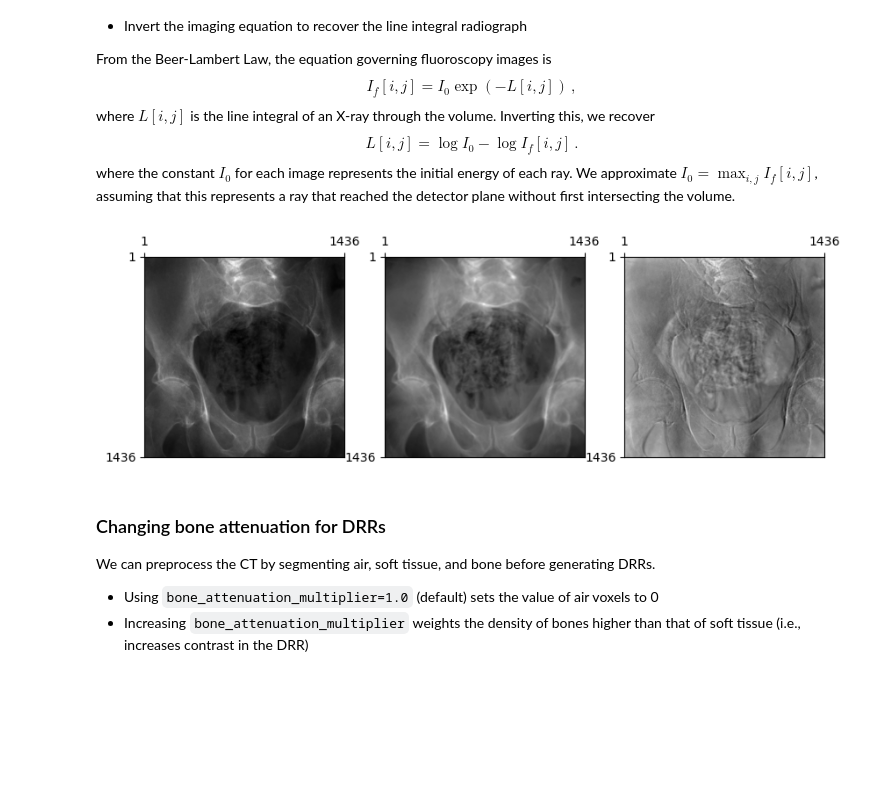
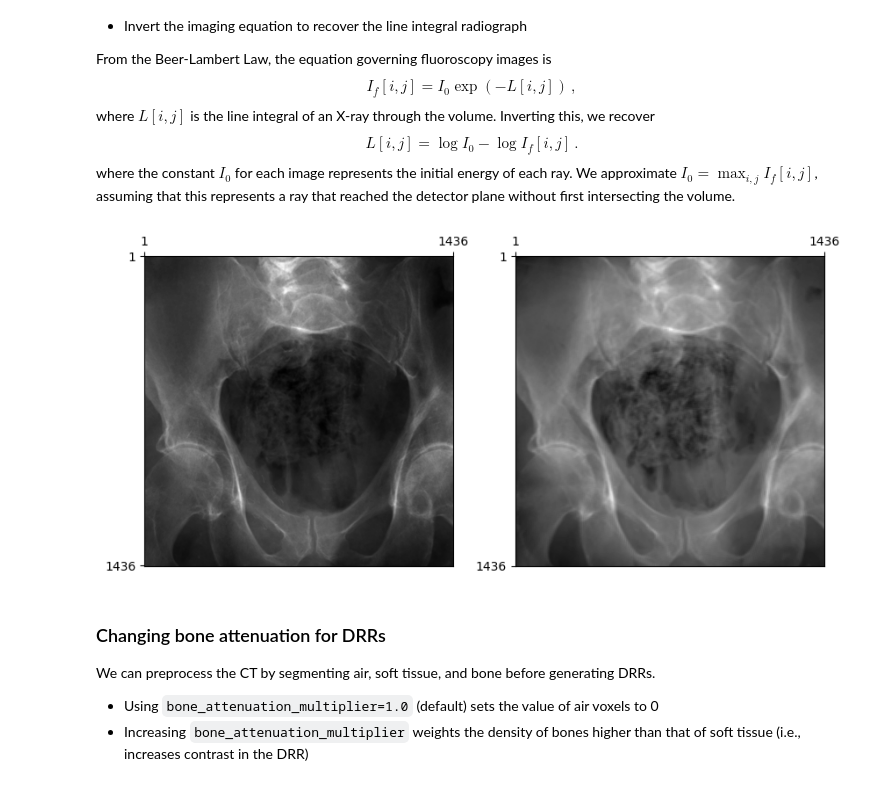
Before and after one commit to eigenvivek/DiffDRR-Datasets, a Jupyter notebook: notebooks/00_deepfluoro.ipynb, the cells around one changed output. Drawn from its saved outputs; the diff is of its cells as text; code cells hidden in the pictures; blank space fills up the shorter version.

```diff
--- a/notebooks/00_deepfluoro.ipynb
+++ b/notebooks/00_deepfluoro.ipynb
@@ -81,8 +80,8 @@ class DeepFluoroDataset(torch.utils.data.Dataset):
         self.flip_z = RigidTransform(
             torch.tensor(
                 [
-                    [0, 1, 0, 0],
                     [-1, 0, 0, 0],
+                    [0, -1, 0, 0],
                     [0, 0, -1, 0],
                     [0, 0, 0, 1],
                 ]
@@ -111,12 +110,10 @@ class DeepFluoroDataset(torch.utils.data.Dataset):
         pose = self.projections[f"{idx:03d}/gt-poses/cam-to-pelvis-vol"][:]
         pose = RigidTransform(torch.from_numpy(pose))
         pose = (
-            self.rot_180
-            .compose(self.flip_z)
+            self.flip_z
             .compose(self.world2camera.inverse())
             .compose(pose)
             .compose(self.anatomical2world)
-            .compose(self.rot_180)
         )
         if self.rot_180_for_up(idx):
             img = torch.rot90(img, k=2)
@@ -364,29 +360,29 @@ We approximate $I_0 = \max_{i,j} I_f[i,j]$, assuming that this represents a ray
 # %%
 #| code-fold: true
 #| eval: false
 # Load a subject from the DeepFluoroDataset WITH preprocessing
 deepfluoro = DeepFluoroDataset(id_number=1)
 
 # Initialize the DRR module
 drr = DRR(
     deepfluoro.subject,
     deepfluoro.focal_len,
     deepfluoro.height,
     deepfluoro.delx,
     x0=deepfluoro.x0,
     y0=deepfluoro.y0,
     patch_size=deepfluoro.height // 4,
 ).cuda()
 transform = Transforms(deepfluoro.height)
 
 # Render a DRR from the ground truth camera pose
 gt, pose = deepfluoro[0]
 img = drr(pose.cuda()).cpu()
 gt, img = transform(gt), transform(img)
-plot_drr(torch.concat([gt, img, gt - img]))
+plot_drr(torch.concat([gt, img]))
 plt.show()
 # %% [output]
-[figure, old version]
+[figure, new version]
 # %% [markdown]
 ### Changing bone attenuation for DRRs
 We can preprocess the CT by segmenting air, soft tissue, and bone before generating DRRs.
```
Also changed, not shown: parts of 5 cells of this notebook, 2 other files.
